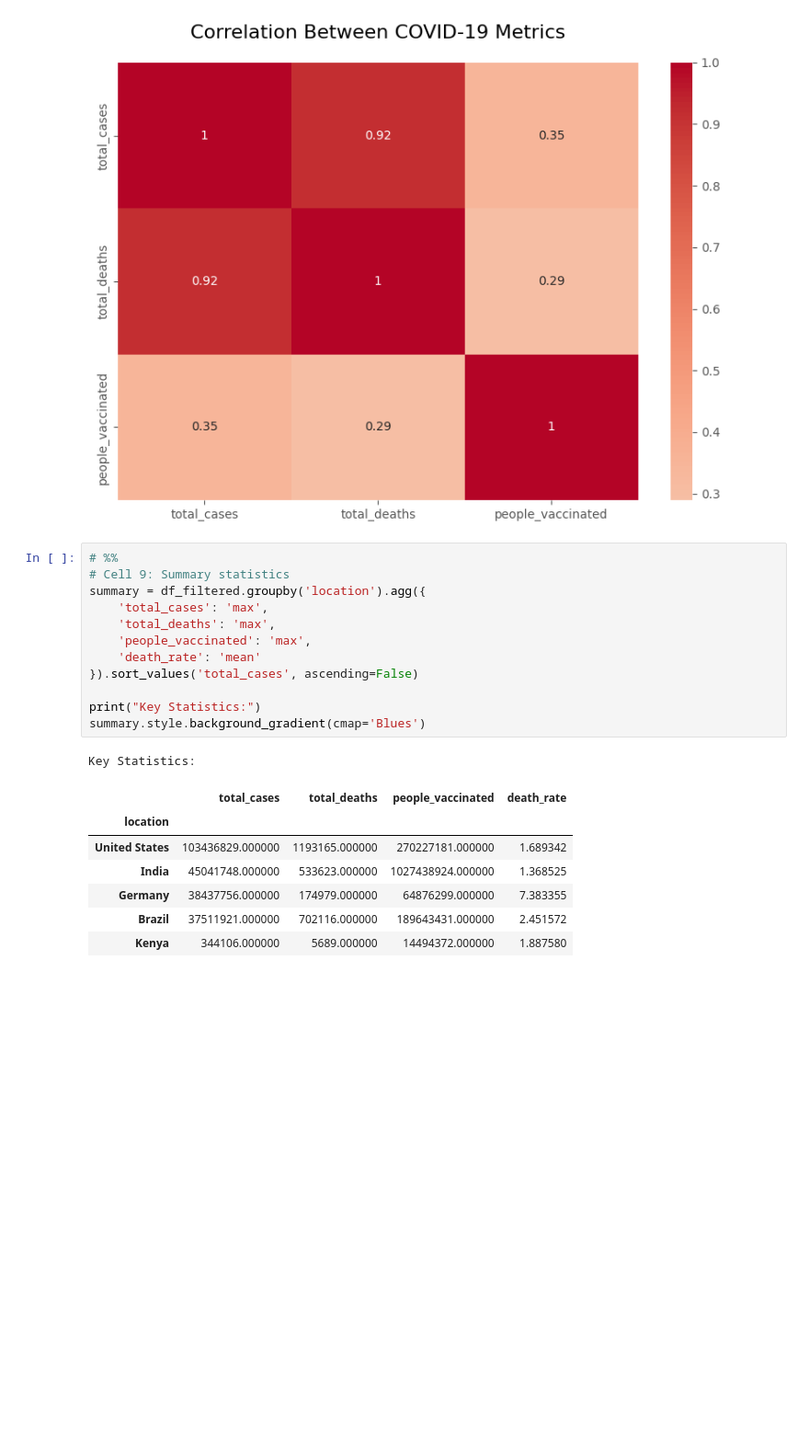
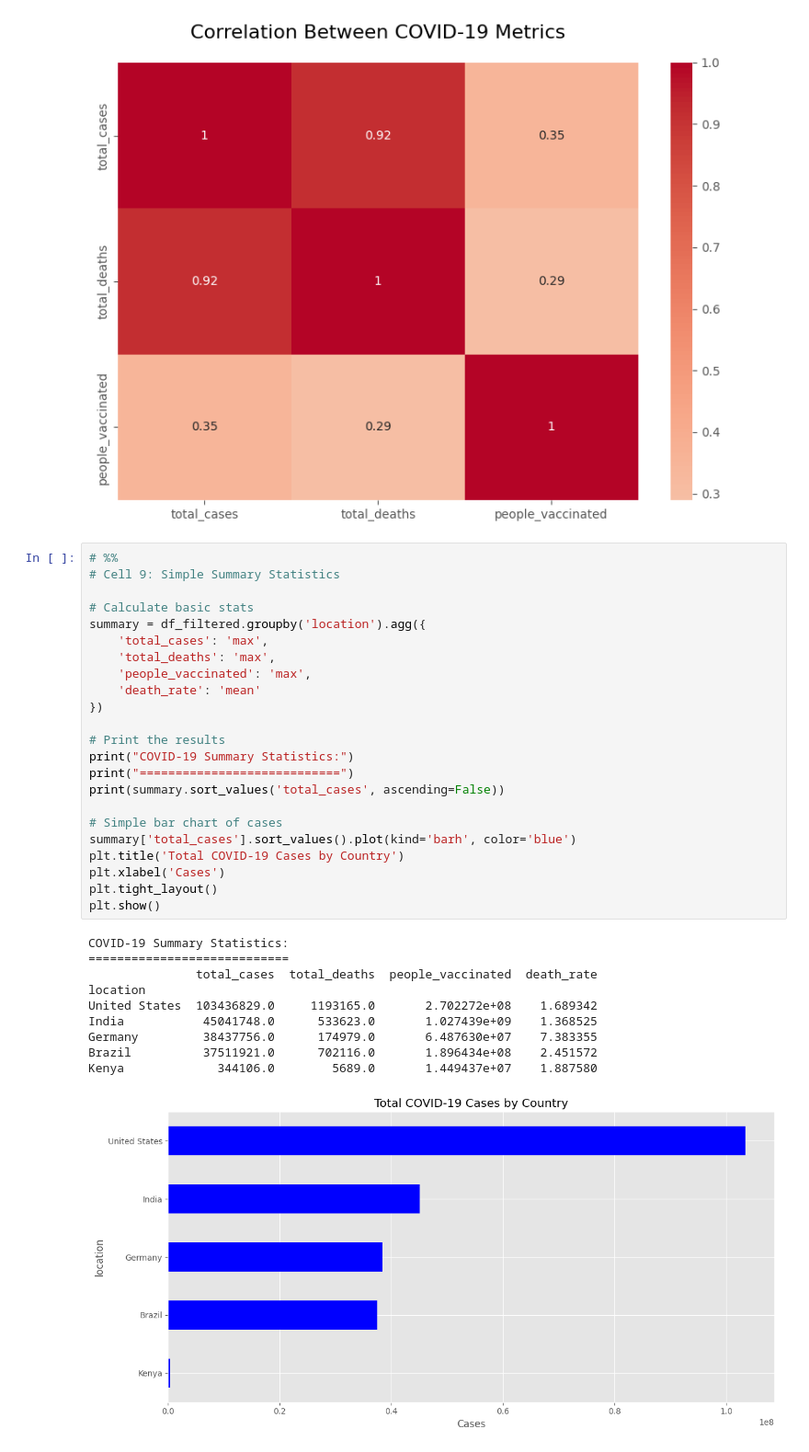
Before and after one commit to oluwoleowoeye/covid19-analysis, a Jupyter notebook: notebooks/analysis.ipynb, the cells around one changed output. Shown at 92% size. Saved outputs shown, nothing was run; the diff lists cells and outputs as text; blank space fills up the shorter version.

Commit message:
add visualization

```diff
--- a/notebooks/analysis.ipynb
+++ b/notebooks/analysis.ipynb
@@ -128,22 +128,35 @@ plt.show()
 [figure]
 # %%
 # %%
-# Cell 9: Summary statistics
+# Cell 9: Simple Summary Statistics
+
+# Calculate basic stats
 summary = df_filtered.groupby('location').agg({
     'total_cases': 'max',
     'total_deaths': 'max',
     'people_vaccinated': 'max',
     'death_rate': 'mean'
-}).sort_values('total_cases', ascending=False)
+})
 
-print("Key Statistics:")
-summary.style.background_gradient(cmap='Blues')
+# Print the results
+print("COVID-19 Summary Statistics:")
+print("============================")
+print(summary.sort_values('total_cases', ascending=False))
+
+# Simple bar chart of cases
+summary['total_cases'].sort_values().plot(kind='barh', color='blue')
+plt.title('Total COVID-19 Cases by Country')
+plt.xlabel('Cases')
+plt.tight_layout()
+plt.show()
 # %% [output]
-Key Statistics:
+COVID-19 Summary Statistics:
+============================
+               total_cases  total_deaths  people_vaccinated  death_rate
+location
+United States  103436829.0     1193165.0       2.702272e+08    1.689342
+India           45041748.0      533623.0       1.027439e+09    1.368525
+Germany         38437756.0      174979.0       6.487630e+07    7.383355
+Brazil          37511921.0      702116.0       1.896434e+08    2.451572
+Kenya             344106.0        5689.0       1.449437e+07    1.887580
-|  | total_cases | total_deaths | people_vaccinated | death_rate |
-| location |  |  |  |  |
-| United States | 103436829.000000 | 1193165.000000 | 270227181.000000 | 1.689342 |
-| India | 45041748.000000 | 533623.000000 | 1027438924.000000 | 1.368525 |
-| Germany | 38437756.000000 | 174979.000000 | 64876299.000000 | 7.383355 |
-| Brazil | 37511921.000000 | 702116.000000 | 189643431.000000 | 2.451572 |
-| Kenya | 344106.000000 | 5689.000000 | 14494372.000000 | 1.887580 |
+[figure, added]
```
Also changed, not shown: parts of 1 cell of this notebook, 6 other files.
